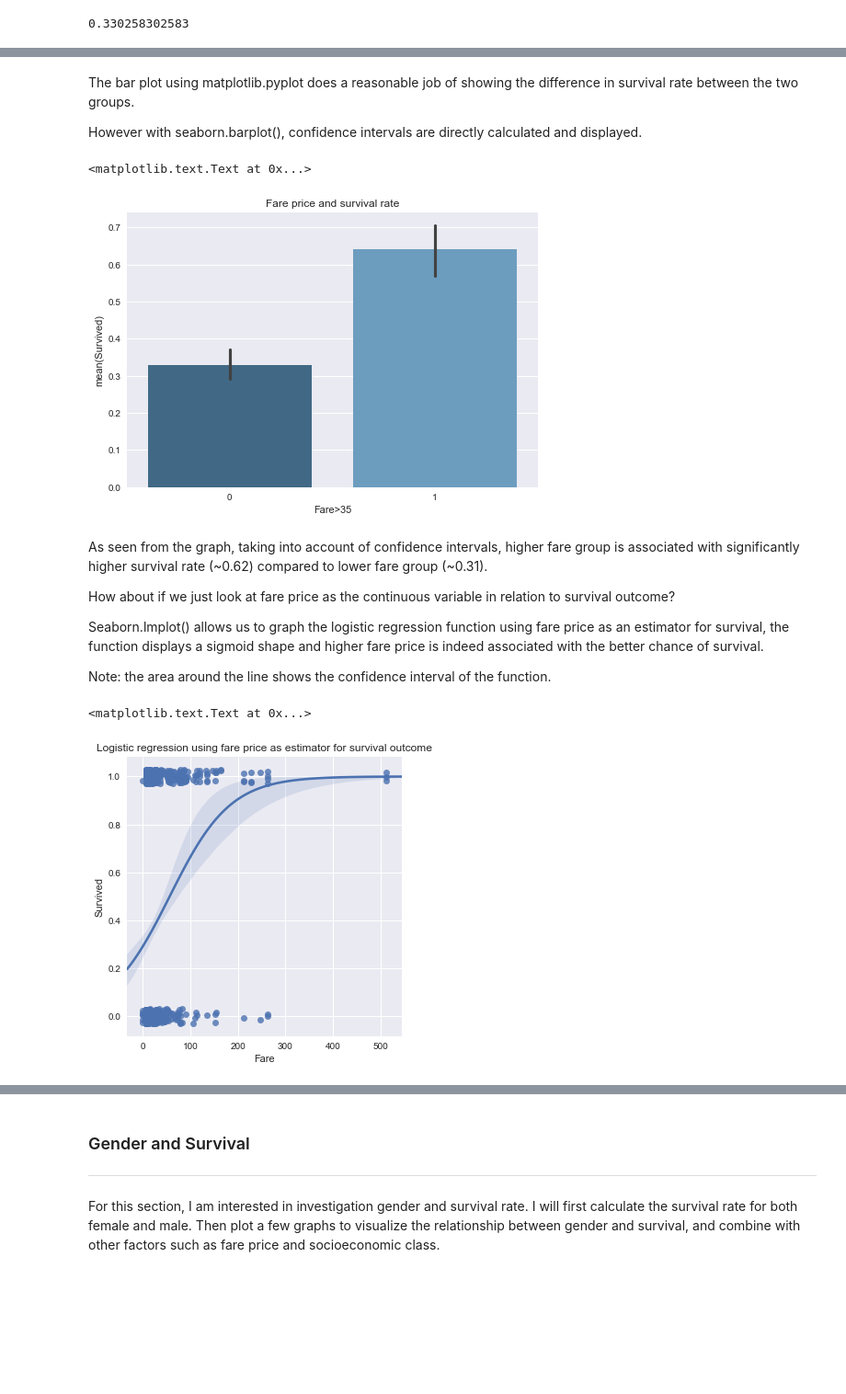
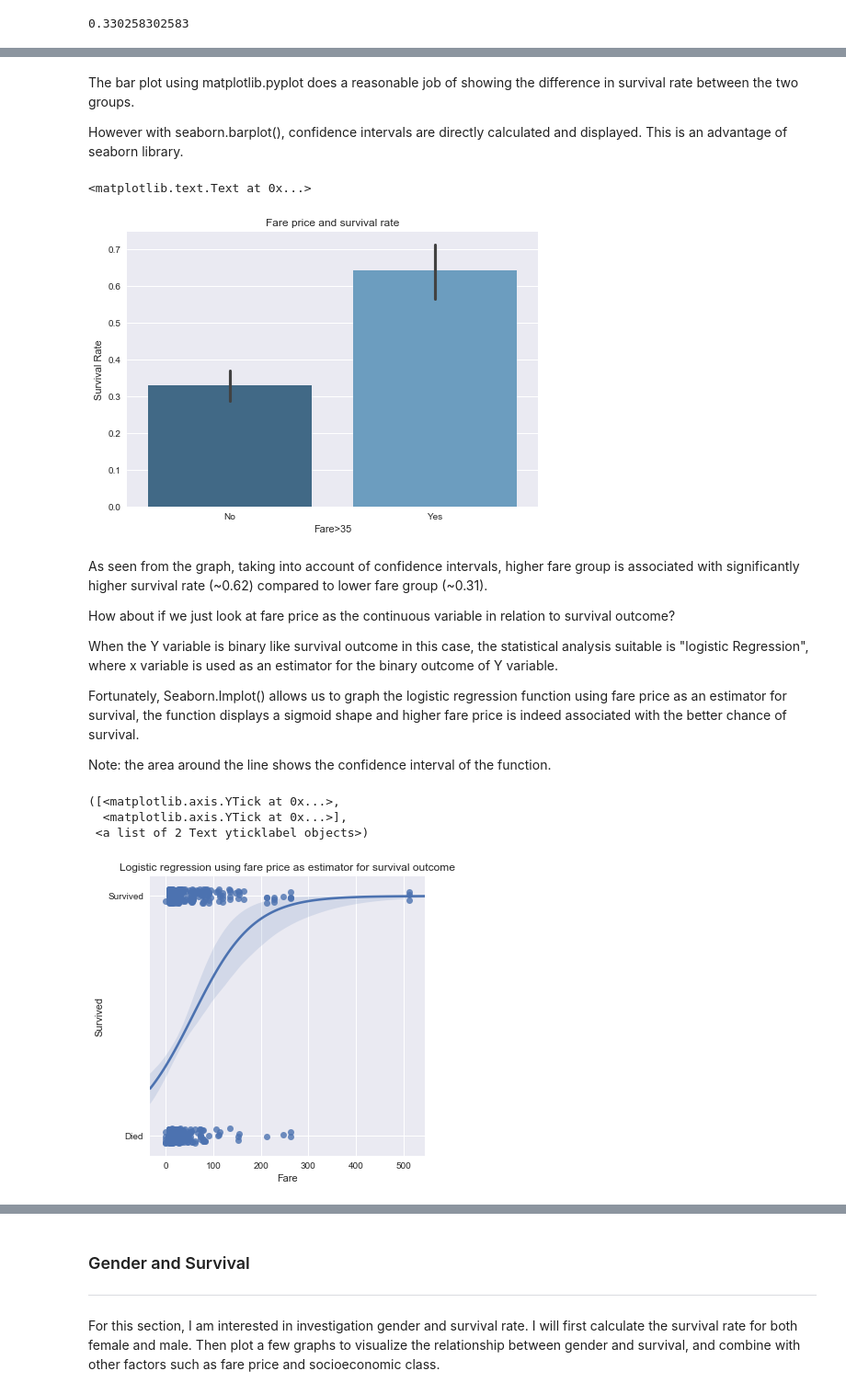
Before and after one commit to ziweiwu/ziweiwu.github.io, a Jupyter notebook: notebook/Titanic_Investigation.ipynb, the cells around one changed output, grey strips where cells are left out. Shown at 92% size. Saved outputs shown, nothing was run; the diff lists cells and outputs as text; code cells hidden in the pictures; blank space fills up the shorter version.

```diff
--- a/notebook/Titanic_Investigation.ipynb
+++ b/notebook/Titanic_Investigation.ipynb
@@ -102,0 +105,4 @@ titanic_cleaned.head()
+# %%
+# Create Survival Label Column
+titanic_cleaned['Survival'] = titanic_cleaned.Survived.map({0 : 'Died', 1 : 'Survived'})
+titanic_cleaned.head()
@@ -102,0 +116,4 @@ titanic_cleaned.head()
+# %%
+# Create Class Label Column
+titanic_cleaned['Class'] = titanic_cleaned.Pclass.map({1 : 'Upper Class', 2 : 'Middle Class', 3 : 'Lower Class'})
+titanic_cleaned.head()
@@ -235,7 +262,7 @@ To look at the survival rate, I break down the fare data into two groups:
 #add a new column stating whether the fare >35 (value=1) or <=35 dollars (value=0)
 
 titanic_fare = titanic_cleaned.copy()
-titanic_fare['Fare>35'] = np.where(titanic_cleaned['Fare']>35,1,0)
+titanic_fare['Fare>35'] = np.where(titanic_cleaned['Fare']>35,'Yes','No')
 
 #check to see if the column creation is succesful
 titanic_fare.head()
@@ -287,28 +314,34 @@ plt.title('Fare price and survival rate')
 # %% [markdown]
 The bar plot using matplotlib.pyplot does a reasonable job of showing the difference in survival rate between the two groups.
 
-However with seaborn.barplot(), confidence intervals are directly calculated and displayed.
+However with seaborn.barplot(), confidence intervals are directly calculated and displayed. This is an advantage of seaborn library.
 # %%
 #seaborn.barplot() can directly calculate/display the survival rate and confidence interval from the dataset
 
 sns.barplot(x='Fare>35',y='Survived',data=titanic_fare, palette="Blues_d")
 plt.title('Fare price and survival rate')
+plt.ylabel('Survival Rate')
 # %% [output]
 <matplotlib.text.Text at 0x...>
-[figure, old version]
+[figure, new version]
 # %% [markdown]
 As seen from the graph, taking into account of confidence intervals, higher fare group is associated with significantly higher survival rate (~0.62) compared to lower fare group (~0.31).
 
 How about if we just look at fare price as the continuous variable in relation to survival outcome?
 
-Seaborn.lmplot() allows us to graph the logistic regression function using fare price as an estimator for survival, the function displays a sigmoid shape and higher fare price is indeed associated with the better chance of survival.
+When the Y variable is binary like survival outcome in this case, the statistical analysis suitable is "logistic Regression", where x variable is used as an estimator for the binary outcome of Y variable.
+
+Fortunately, Seaborn.lmplot() allows us to graph the logistic regression function using fare price as an estimator for survival, the function displays a sigmoid shape and higher fare price is indeed associated with the better chance of survival.
 
 Note: the area around the line shows the confidence interval of the function.
 # %%
 #use seaborn.lmplot to graph the logistic regression function
 sns.lmplot(x="Fare", y="Survived", data=titanic_fare,
            logistic=True, y_jitter=.03)
 plt.title('Logistic regression using fare price as estimator for survival outcome')
+plt.yticks([0, 1], ['Died', 'Survived'])
 # %% [output]
-<matplotlib.text.Text at 0x...>
+([<matplotlib.axis.YTick at 0x...>,
+  <matplotlib.axis.YTick at 0x...>],
+ <a list of 2 Text yticklabel objects>)
-[figure, old version]
+[figure, new version]
```
Also changed, not shown: parts of 28 cells of this notebook, 15 other files.
